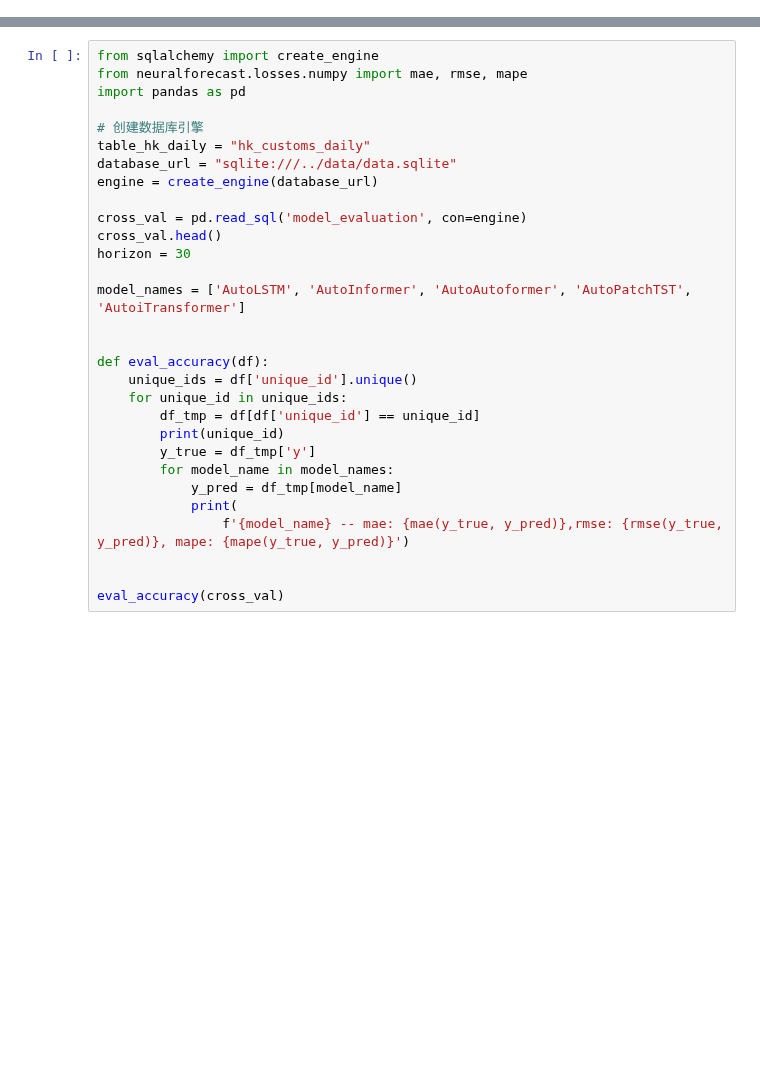
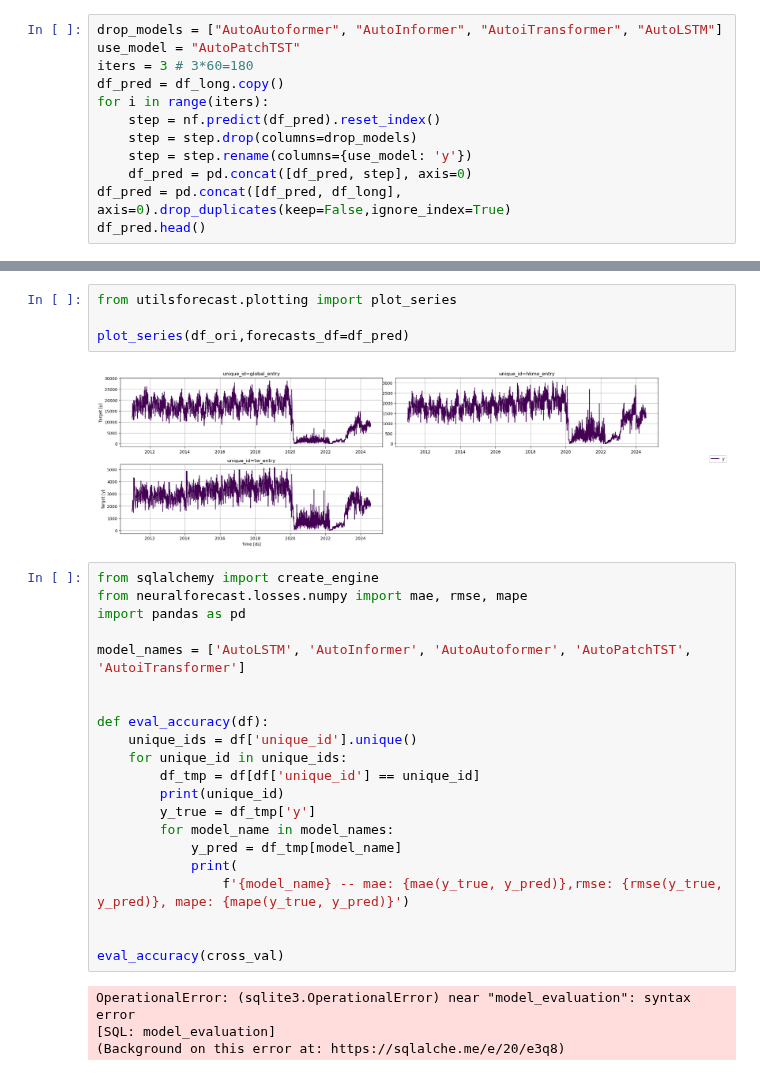
Before and after one commit to jiadol/Travel_Ml, a Jupyter notebook: notebooks/06_Prediction.ipynb, the cells around one changed output, grey strips where cells are left out. Drawn from its saved outputs; the diff is of its cells as text; blank space fills up the shorter version.

Commit message:
v1.4 forecast succeed

```diff
--- a/notebooks/06_Prediction.ipynb
+++ b/notebooks/06_Prediction.ipynb
@@ -7,0 +73,12 @@ pred = nf.predict().reset_index()
+# %%
+drop_models = ["AutoAutoformer", "AutoInformer", "AutoiTransformer", "AutoLSTM"]
+use_model = "AutoPatchTST"
+iters = 3 # 3*60=180
+df_pred = df_long.copy()
+for i in range(iters):
+    step = nf.predict(df_pred).reset_index()
+    step = step.drop(columns=drop_models)
+    step = step.rename(columns={use_model: 'y'})
+    df_pred = pd.concat([df_pred, step], axis=0)
+df_pred = pd.concat([df_pred, df_long], axis=0).drop_duplicates(keep=False,ignore_index=True)
+df_pred.head()
@@ -8,16 +150,13 @@ pred = nf.predict().reset_index()
+# %%
+from utilsforecast.plotting import plot_series
+
+plot_series(df_ori,forecasts_df=df_pred)
+# %% [output]
+[figure, added]
 # %%
 from sqlalchemy import create_engine
 from neuralforecast.losses.numpy import mae, rmse, mape
 import pandas as pd
-
-# 创建数据库引擎
-table_hk_daily = "hk_customs_daily"
-database_url = "sqlite:///../data/data.sqlite"
-engine = create_engine(database_url)
-
-cross_val = pd.read_sql('model_evaluation', con=engine)
-cross_val.head()
-horizon = 30
 
 model_names = ['AutoLSTM', 'AutoInformer', 'AutoAutoformer', 'AutoPatchTST', 'AutoiTransformer']
 
@@ -35,3 +174,7 @@ def eval_accuracy(df):
 
 
 eval_accuracy(cross_val)
+# %% [output]
+OperationalError: (sqlite3.OperationalError) near "model_evaluation": syntax error
+[SQL: model_evaluation]
+(Background on this error at: https://sqlalche.me/e/20/e3q8)
```
Also changed, not shown: parts of 3 cells of this notebook, 2 other files.
